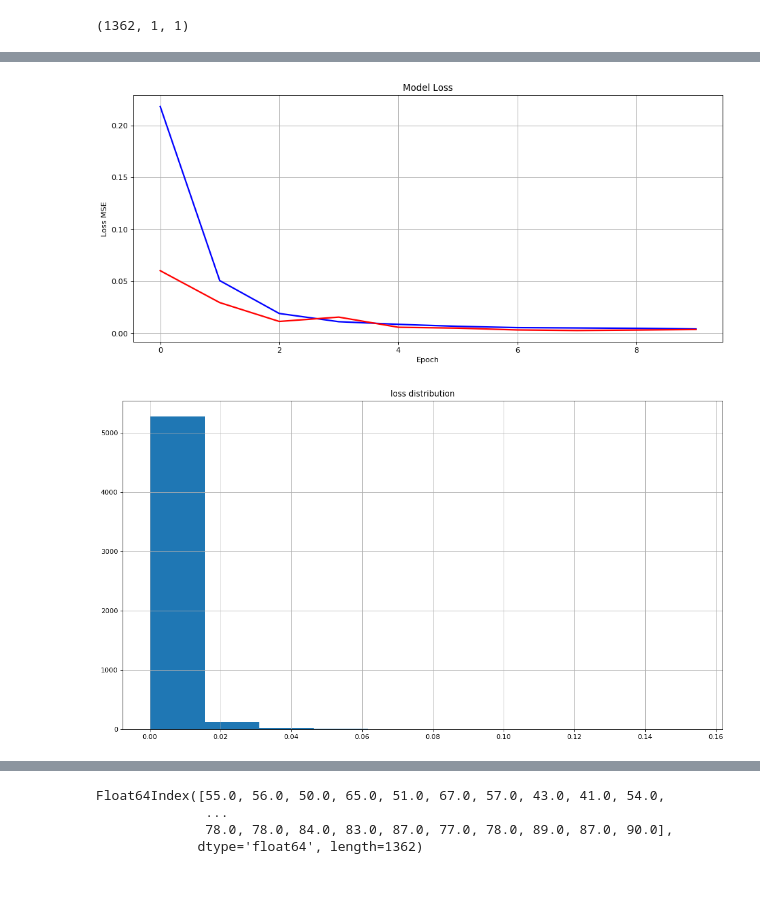
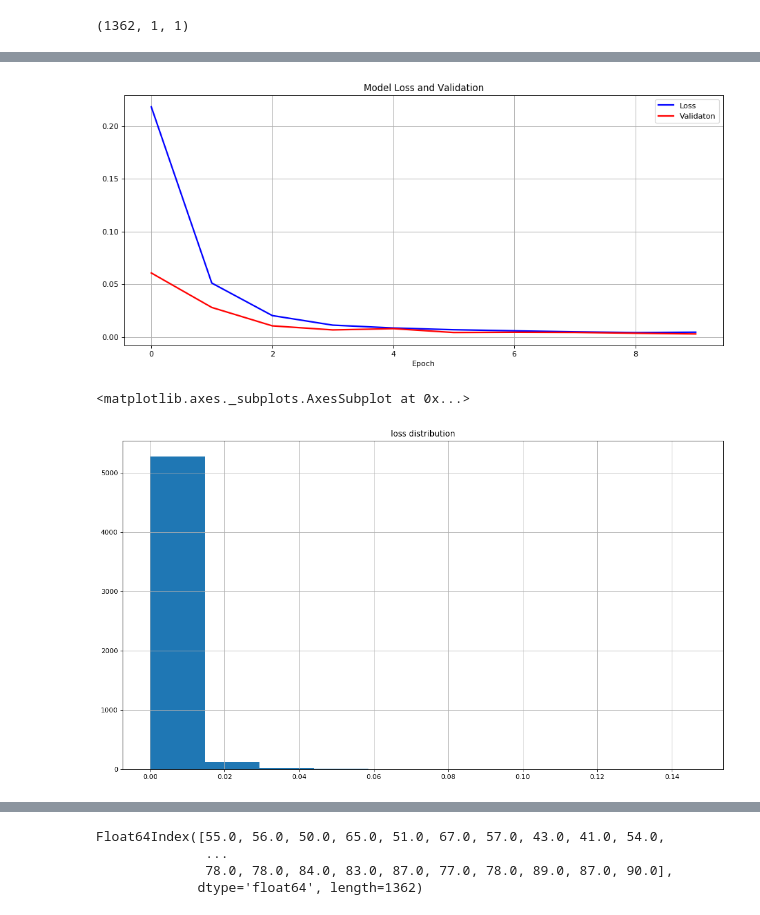
Before and after one commit to AndresMontero/AnomalyDetection_LSTM-AE, a Jupyter notebook: AnomalyDetection_Humidity.ipynb, the cells around one changed output, grey strips where cells are left out. Cells and saved outputs as stored; diff of their text form; code cells hidden in the pictures; blank space fills up the shorter version.

```diff
--- a/AnomalyDetection_Humidity.ipynb
+++ b/AnomalyDetection_Humidity.ipynb
@@ -241,20 +256,27 @@ np.random.seed(10)
 set_random_seed(10)
 # %%
 def autoencoder_model(x):
-    """Function to define autoencoder
-    Args: x=>(tensor): Data to train in the LSTM AE
+    '''Function to define autoencoder
     First creates the compress representation of input data (Encoder)
     Then repeat data to distribute info to the decoder
     Then reconstruc the data (Decoder)
 
-    Returns:=> (keras.model): Keras model of LSTM AE
-    """
+    Args:
+        x (tensor): Data to train in the LSTM AE
+
+    Returns:
+        (keras.model): Keras model of LSTM AE
+    '''
     inputs = Input(shape=(x.shape[1], x.shape[2]))
+    # Reducing it to latent space (Encoder)
     L1 = LSTM(16, activation='relu', return_sequences=True, kernel_regularizer=regularizers.l2(0.00))(inputs)
     L2 = LSTM(4, activation='relu', return_sequences=False)(L1)
+    # Repeat de vector of latent space to distribute info for decoder
     L3 = RepeatVector(x.shape[1])(L2)
+    # Reconstruct the data into original space (Decoder)
     L4 = LSTM(4,activation='relu', return_sequences=True)(L3)
     L5 = LSTM(16,activation='relu', return_sequences=True)(L4)
+    # Retrieving Output and Model Parameters
     output = TimeDistributed(Dense(x.shape[2]))(L5)
     model = Model(inputs=inputs, outputs = output)
     return model
@@ -307,18 +331,19 @@ Epoch 10/10
 # %%
-"""Visualization of the training and validtion loss  """
+'''Visualization of the training and validtion loss  '''
+
 fig,ax = plt.subplots(figsize=(14,6), dpi=80)
 ax.plot(history['loss'],'b', label = 'Train', linewidth=2)
 ax.plot(history['val_loss'],'r', label = 'Validation', linewidth=2)
-ax.set_title("Model Loss")
-ax.set_ylabel("Loss MSE")
-ax.set_xlabel("Epoch")
+ax.set_title('Model Loss and Validation')
+ax.legend(['Loss', 'Validaton'])
+ax.set_xlabel('Epoch')
 plt.grid(True)
 plt.show()
 # %% [output]
-[figure, old version]
+[figure, new version]
 # %%
-"""Visualization loss distribution to define a threshold based on training data
-to detect outliers  """
+'''Visualization loss distribution to define a threshold based on training data
+to detect outliers  '''
 
 x_pred = model.predict(x_train)
 x_pred = x_pred.reshape(x_pred.shape[0],x_pred.shape[2])
@@ -329,10 +354,8 @@ scored = pd.DataFrame(index=train_idx)
 xtrain = x_train.reshape(x_train.shape[0], x_train.shape[2])
 scored['loss_mse'] = np.mean(np.abs(x_pred-xtrain), axis=1)
 plt.figure(figsize=(16,9),dpi=80)
-plt.title("loss distribution")
+plt.title('loss distribution')
 scored['loss_mse'].hist()
-
-#Define treshhold
-threshold = 0.02
 # %% [output]
+<matplotlib.axes._subplots.AxesSubplot at 0x...>
-[figure, old version]
+[figure, new version]
```
Also changed, not shown: parts of 23 cells of this notebook.
